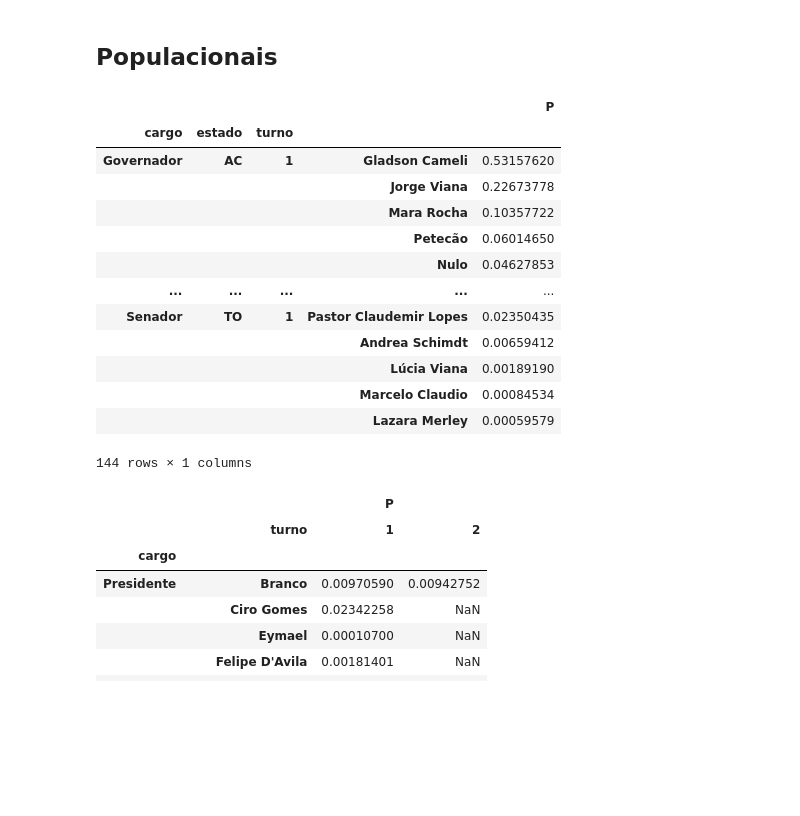
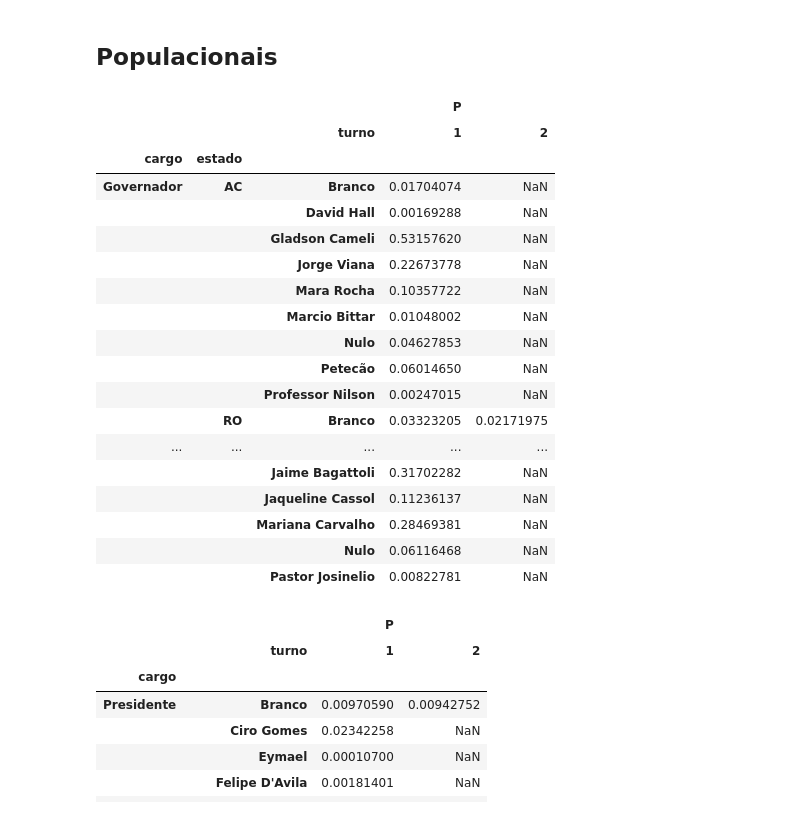
Before and after one commit to alinespereira/Pesquisa-Eleitoral---SME0807-2025S1-, a Jupyter notebook: proporcoes.ipynb, the cells around one changed output. Drawn from its saved outputs; the diff is of its cells as text; code cells hidden in the pictures; blank space fills up the shorter version.

```diff
--- a/proporcoes.ipynb
+++ b/proporcoes.ipynb
@@ -5,6 +5,7 @@ import pandas as pd
 from scipy import stats
 # %%
 pd.options.display.float_format = "{:_.8f}".format
+pd.options.display.max_rows = 150
 # %%
 DADOS: Path = Path(".").parent.resolve() / "data" / "raw"
 AMOSTRAS: Path = Path(".").parent.resolve() / "data" / "sample"
@@ -281,26 +286,32 @@ peso_estrato = (
 # %%
 (
     populacao
-    .query("cargo != 'Presidente'")
+    .query("cargo != 'Presidente' and estado in ['RO', 'AC']")
     .groupby(["cargo", "estado", "turno"])
     ["nome"].apply(lambda s: s.value_counts(normalize=True))
     .to_frame("P")
+    .unstack("turno")
 )
 # %% [output]
-|  |  |  |  | P |
-| cargo | estado | turno |  |  |
-| Governador | AC | 1 | Gladson Cameli | 0.53157620 |
-|  |  |  | Jorge Viana | 0.22673778 |
-|  |  |  | Mara Rocha | 0.10357722 |
-|  |  |  | Petecão | 0.06014650 |
-|  |  |  | Nulo | 0.04627853 |
+|  |  |  | P |  |
+|  |  | turno | 1 | 2 |
+| cargo | estado |  |  |  |
+| Governador | AC | Branco | 0.01704074 | NaN |
+|  |  | David Hall | 0.00169288 | NaN |
+|  |  | Gladson Cameli | 0.53157620 | NaN |
+|  |  | Jorge Viana | 0.22673778 | NaN |
+|  |  | Mara Rocha | 0.10357722 | NaN |
+|  |  | Marcio Bittar | 0.01048002 | NaN |
+|  |  | Nulo | 0.04627853 | NaN |
+|  |  | Petecão | 0.06014650 | NaN |
+|  |  | Professor Nilson | 0.00247015 | NaN |
+|  | RO | Branco | 0.03323205 | 0.02171975 |
 | ... | ... | ... | ... | ... |
-| Senador | TO | 1 | Pastor Claudemir Lopes | 0.02350435 |
-|  |  |  | Andrea Schimdt | 0.00659412 |
-|  |  |  | Lúcia Viana | 0.00189190 |
-|  |  |  | Marcelo Claudio | 0.00084534 |
-|  |  |  | Lazara Merley | 0.00059579 |
+|  |  | Jaime Bagattoli | 0.31702282 | NaN |
+|  |  | Jaqueline Cassol | 0.11236137 | NaN |
+|  |  | Mariana Carvalho | 0.28469381 | NaN |
+|  |  | Nulo | 0.06116468 | NaN |
+|  |  | Pastor Josinelio | 0.00822781 | NaN |
-144 rows × 1 columns
 # %%
 (
     populacao
```
Also changed, not shown: parts of 1 cell of this notebook.
